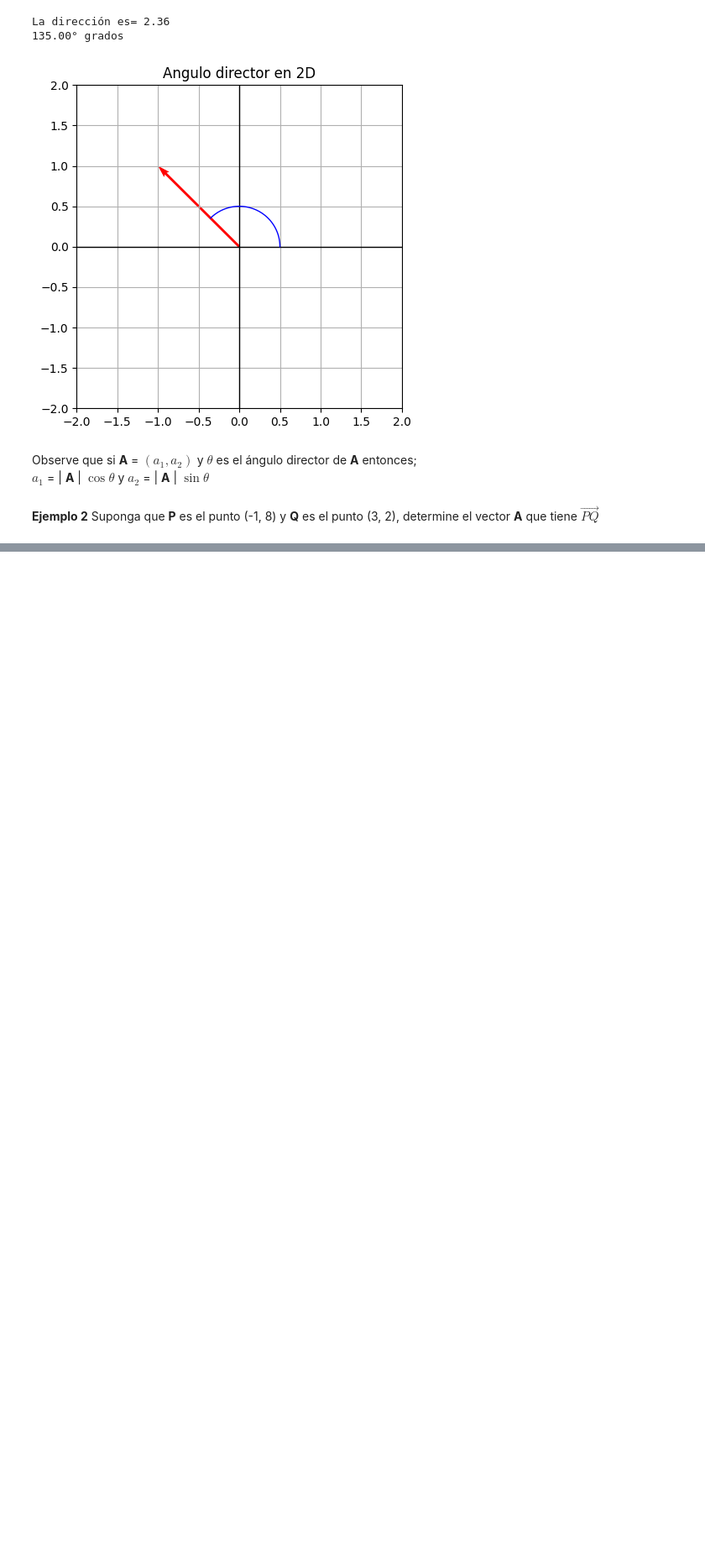
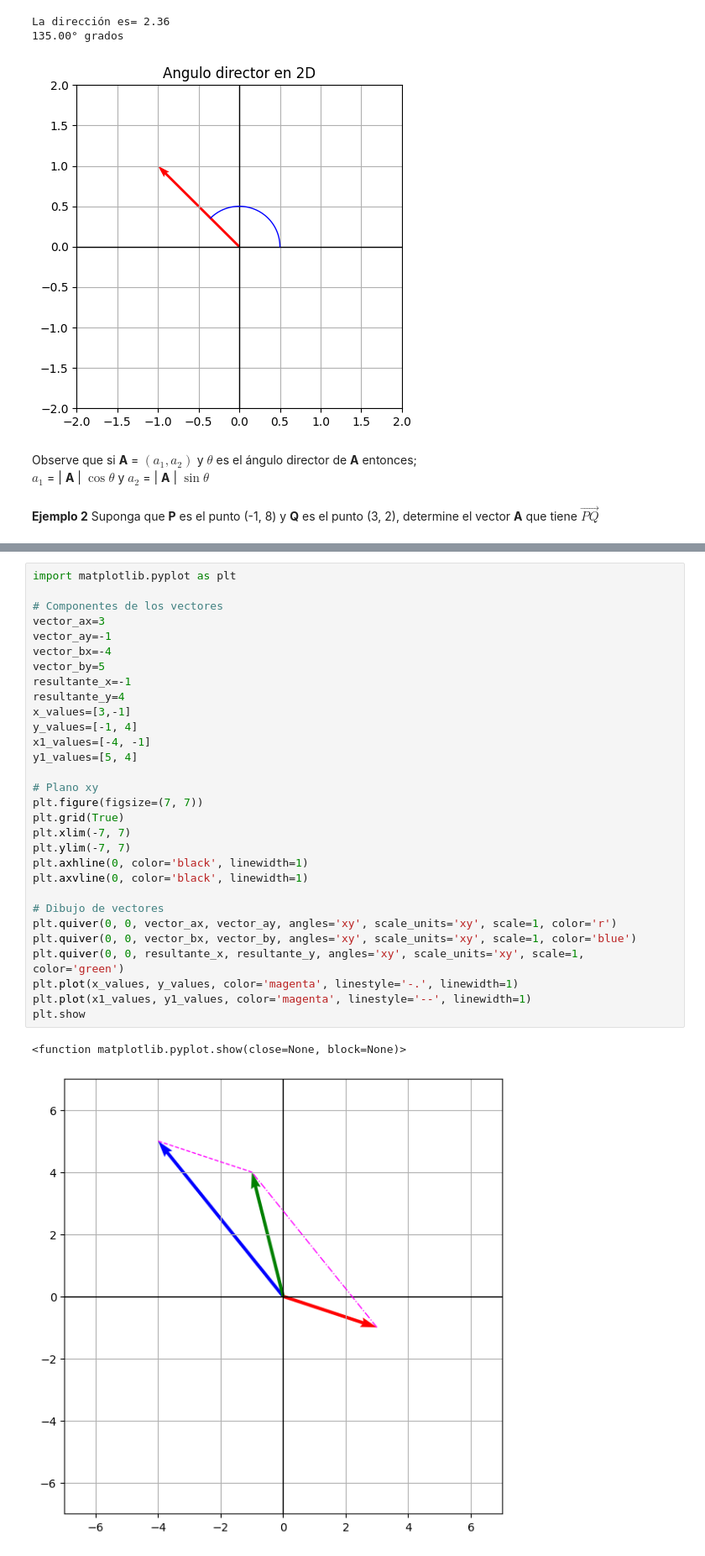
Before and after one commit to KristhianPineda/kPhysics, a Jupyter notebook: notebooks/math/vectores1.ipynb, the cells around one changed output, grey strips where cells are left out. Shown: that part at 84% size. Saved outputs shown, nothing was run; the diff lists cells and outputs as text; blank space fills up the shorter version.

Commit message:
Agregue la suma de vectores a vectores1

```diff
--- a/notebooks/math/vectores1.ipynb
+++ b/notebooks/math/vectores1.ipynb
@@ -178,0 +136,33 @@ print(solucion1, solucion2)
+# %%
+import matplotlib.pyplot as plt
+
+# Componentes de los vectores
+vector_ax=3
+vector_ay=-1
+vector_bx=-4
+vector_by=5
+resultante_x=-1
+resultante_y=4
+x_values=[3,-1]
+y_values=[-1, 4]
+x1_values=[-4, -1]
+y1_values=[5, 4]
+
+# Plano xy
+plt.figure(figsize=(7, 7))
+plt.grid(True)
+plt.xlim(-7, 7)
+plt.ylim(-7, 7)
+plt.axhline(0, color='black', linewidth=1)
+plt.axvline(0, color='black', linewidth=1)
+
+# Dibujo de vectores
+plt.quiver(0, 0, vector_ax, vector_ay, angles='xy', scale_units='xy', scale=1, color='r')
+plt.quiver(0, 0, vector_bx, vector_by, angles='xy', scale_units='xy', scale=1, color='blue')
+plt.quiver(0, 0, resultante_x, resultante_y, angles='xy', scale_units='xy', scale=1, color='green')
+plt.plot(x_values, y_values, color='magenta', linestyle='-.', linewidth=1)
+plt.plot(x1_values, y1_values, color='magenta', linestyle='--', linewidth=1)
+plt.show
+# %% [output]
+<function matplotlib.pyplot.show(close=None, block=None)>
+[figure, added]
```
Also changed, not shown: parts of 8 cells of this notebook.
